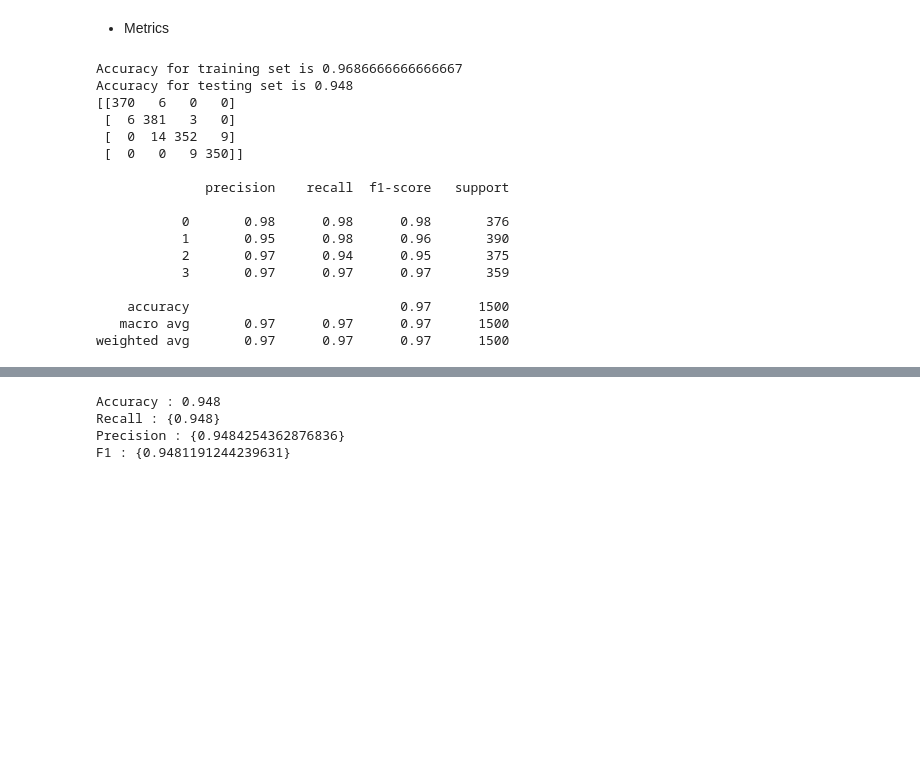
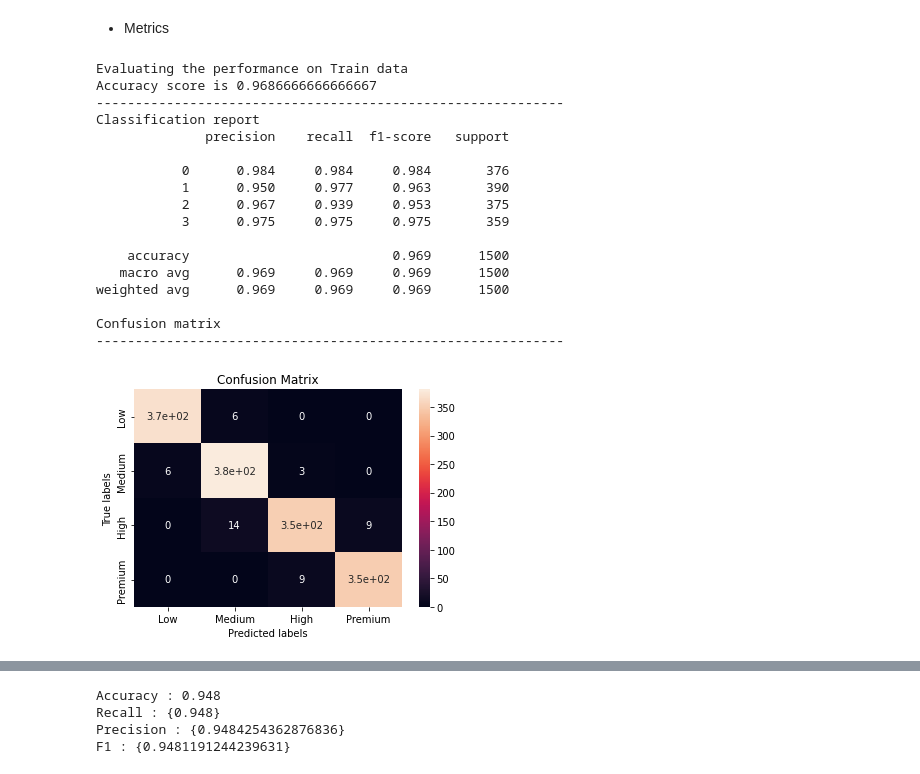
Before and after one commit to RadhikaRM/Mobilepricerangeprediction, a Jupyter notebook: Team_MobilePriceRangePrediction.ipynb, the cells around one changed output, grey strips where cells are left out. Cells and saved outputs as stored; diff of their text form; code cells hidden in the pictures; blank space fills up the shorter version.

```diff
--- a/Team_MobilePriceRangePrediction.ipynb
+++ b/Team_MobilePriceRangePrediction.ipynb
@@ -746,30 +759,28 @@ y_pred_train = classifier.predict(X_train)
 y_pred = classifier.predict(X_test)
 # %% [markdown]
 - Metrics
-# %%
-#accuracy
-print("Accuracy for training set is {}".format(accuracy_score(y_train, y_pred_train)))
-print("Accuracy for testing set is {}".format(accuracy_score(y_test, y_pred)))
-# confusion matrix and classification report for training set
-print(confusion_matrix(y_train, y_pred_train))
-print('')
-print(classification_report(y_train, y_pred_train))
-# %% [output]
-Accuracy for training set is 0.9686666666666667
-Accuracy for testing set is 0.948
-[[370   6   0   0]
- [  6 381   3   0]
- [  0  14 352   9]
- [  0   0   9 350]]
-
-              precision    recall  f1-score   support
-
-           0       0.98      0.98      0.98       376
-           1       0.95      0.98      0.96       390
-           2       0.97      0.94      0.95       375
-           3       0.97      0.97      0.97       359
-
-    accuracy                           0.97      1500
-   macro avg       0.97      0.97      0.97      1500
-weighted avg       0.97      0.97      0.97      1500
+# %%
+
+# Accuracy score,confusion matrix and classification report for training set
+print('Evaluating the performance on Train data')
+classification_performance(y_train,y_pred_train)
+# %% [output]
+Evaluating the performance on Train data
+Accuracy score is 0.9686666666666667
+------------------------------------------------------------
+Classification report
+              precision    recall  f1-score   support
+
+           0      0.984     0.984     0.984       376
+           1      0.950     0.977     0.963       390
+           2      0.967     0.939     0.953       375
+           3      0.975     0.975     0.975       359
+
+    accuracy                          0.969      1500
+   macro avg      0.969     0.969     0.969      1500
+weighted avg      0.969     0.969     0.969      1500
+
+Confusion matrix
+------------------------------------------------------------
+[figure, added]
 # %%
```
Also changed, not shown: parts of 49 cells of this notebook.
